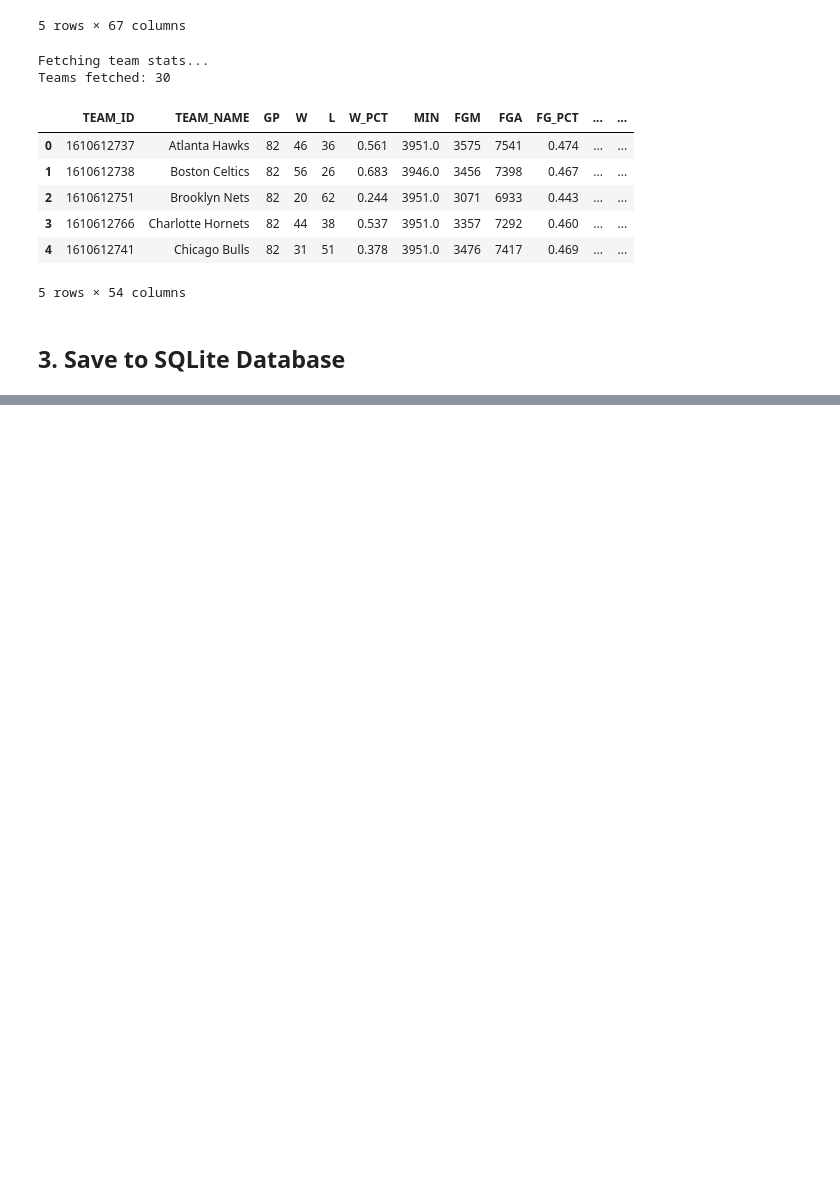
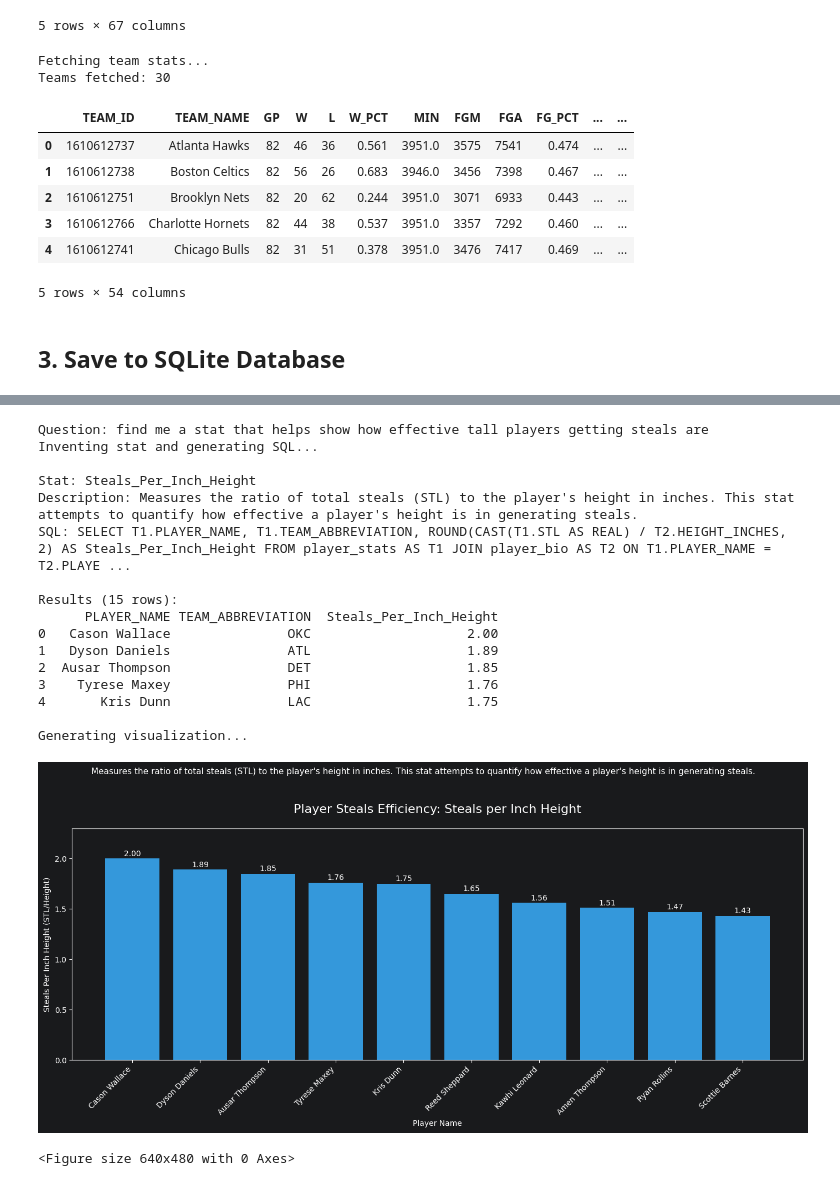
Before and after one commit to npersily3/NBA_Stat_Generator, a Jupyter notebook: nba_stats.ipynb, the cells around one changed output, grey strips where cells are left out. Drawn from its saved outputs; the diff is of its cells as text; code cells hidden in the pictures; blank space fills up the shorter version.

```diff
--- a/nba_stats.ipynb
+++ b/nba_stats.ipynb
@@ -404,0 +591,21 @@ HBox(children=(Text(value='', description='NBA Stat:', layout=Layout(width='500p
+# %%
+analyze(input("stuff"))
+# %% [output]
+Question: find me a stat that helps show how effective tall players getting steals are
+Inventing stat and generating SQL...
+
+Stat: Steals_Per_Inch_Height
+Description: Measures the ratio of total steals (STL) to the player's height in inches. This stat attempts to quantify how effective a player's height is in generating steals.
+SQL: SELECT T1.PLAYER_NAME, T1.TEAM_ABBREVIATION, ROUND(CAST(T1.STL AS REAL) / T2.HEIGHT_INCHES, 2) AS Steals_Per_Inch_Height FROM player_stats AS T1 JOIN player_bio AS T2 ON T1.PLAYER_NAME = T2.PLAYE ...
+
+Results (15 rows):
+      PLAYER_NAME TEAM_ABBREVIATION  Steals_Per_Inch_Height
+0   Cason Wallace               OKC                    2.00
+1   Dyson Daniels               ATL                    1.89
+2  Ausar Thompson               DET                    1.85
+3    Tyrese Maxey               PHI                    1.76
+4       Kris Dunn               LAC                    1.75
+
+Generating visualization...
+[figure, added]
+<Figure size 640x480 with 0 Axes>
```
Also changed, not shown: parts of 12 cells of this notebook.
